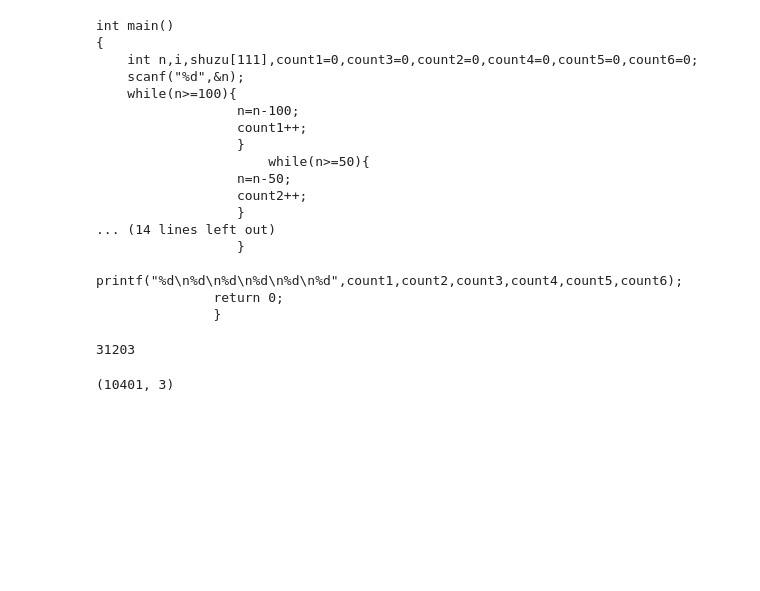
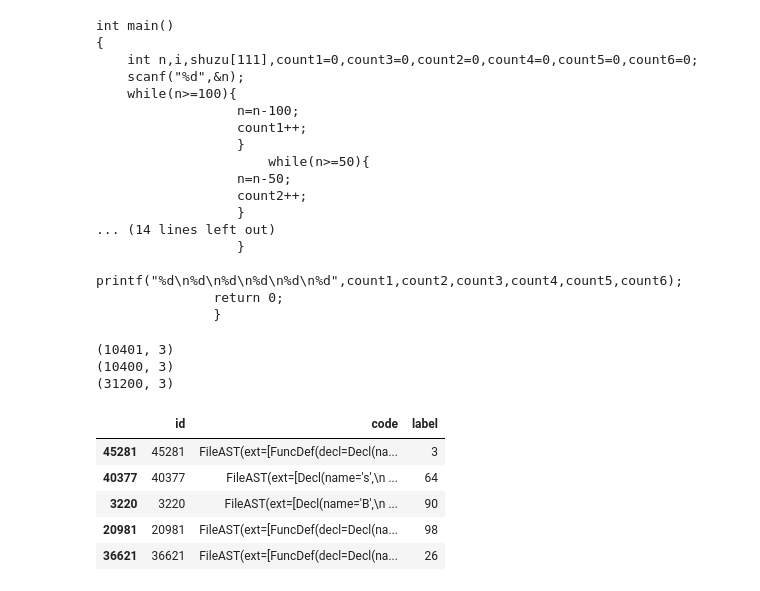
Before and after one commit to david-maine/astnn, a Jupyter notebook: notebooks/exploratory.ipynb, the cells around one changed output. Drawn from its saved outputs; the diff is of its cells as text; code cells hidden in the pictures; blank space fills up the shorter version.

```diff
--- a/notebooks/exploratory.ipynb
+++ b/notebooks/exploratory.ipynb
@@ -31,10 +31,23 @@ int main()
                return 0;
                }
 # %%
-df = pd.read_pickle("/home/david/projects/university/astnn/data/test/test_.pkl")
+test_df = pd.read_pickle("/home/david/projects/university/astnn/data/test/test_.pkl")
+dev_df = pd.read_pickle("/home/david/projects/university/astnn/data/dev/dev_.pkl")
+train_df = pd.read_pickle("/home/david/projects/university/astnn/data/train/train_.pkl")
-# %% [output]
-31203
-# %%
-df.shape
-# %% [output]
-(10401, 3)
+# %%
+print(test_df.shape)
+print(dev_df.shape)
+print(train_df.shape)
+# %% [output]
+(10401, 3)
+(10400, 3)
+(31200, 3)
+# %%
+test_df.head()
+# %% [output]
+|  | id | code | label |
+| 45281 | 45281 | FileAST(ext=[FuncDef(decl=Decl(na... | 3 |
+| 40377 | 40377 | FileAST(ext=[Decl(name='s',\n ... | 64 |
+| 3220 | 3220 | FileAST(ext=[Decl(name='B',\n ... | 90 |
+| 20981 | 20981 | FileAST(ext=[FuncDef(decl=Decl(na... | 98 |
+| 36621 | 36621 | FileAST(ext=[FuncDef(decl=Decl(na... | 26 |
```
Also changed, not shown: 20 other files.
